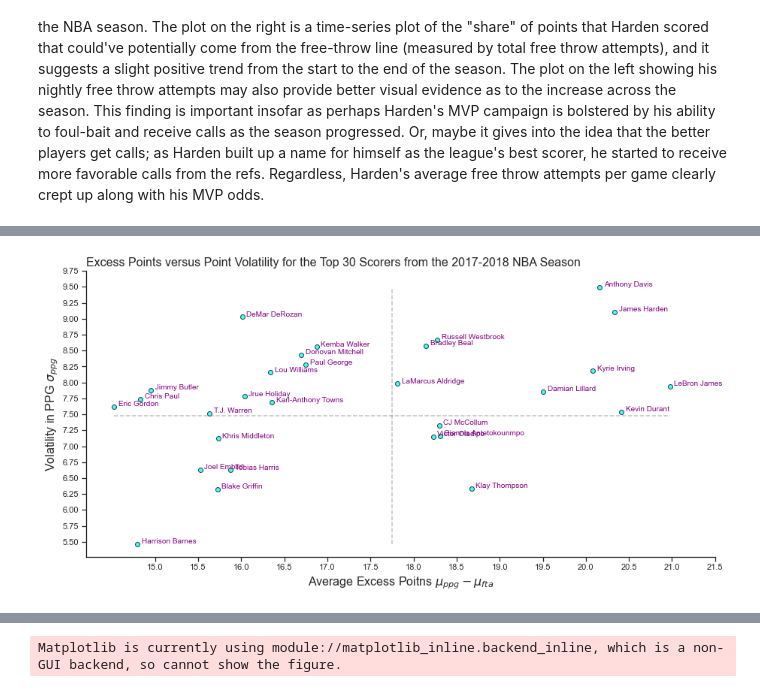
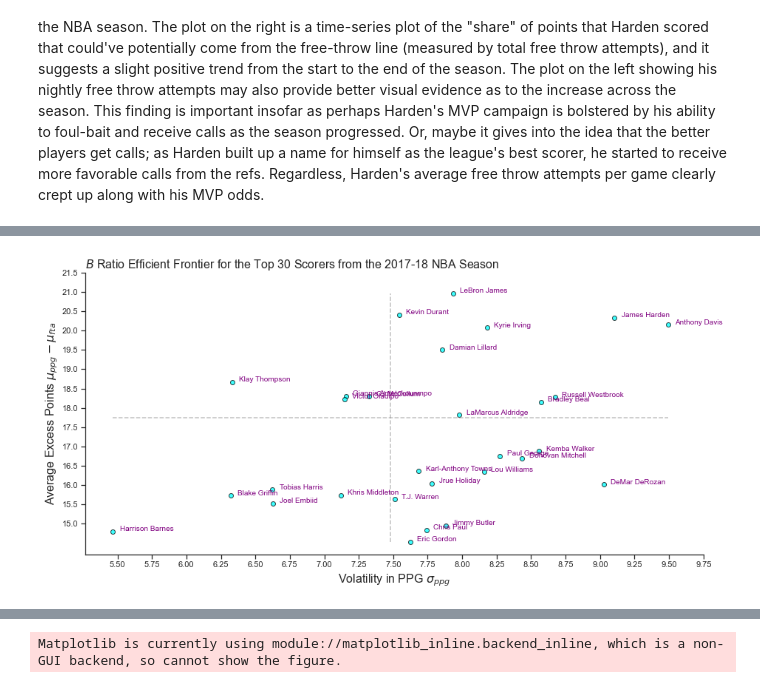
Before and after one commit to kirankrishnamurthi/NBA-Sharpe-Ratios, a Jupyter notebook: nba_sharpe.ipynb, the cells around one changed output, grey strips where cells are left out. Cells and saved outputs as stored; diff of their text form; code cells hidden in the pictures.

```diff
--- a/nba_sharpe.ipynb
+++ b/nba_sharpe.ipynb
@@ -330,8 +336,8 @@ plt.figure(figsize = (15, 7))
 
 
 #-- Base plot
-x_vec = (TS_201718['Average PPG'] - TS_201718['Average FTA'])
-y_vec = TS_201718['Volatility PPG']
+y_vec = (TS_201718['Average PPG'] - TS_201718['Average FTA'])
+x_vec = TS_201718['Volatility PPG']
 
 
 plt.scatter(x = x_vec #-- BB Sharpe Numerator
@@ -342,38 +348,39 @@ plt.scatter(x = x_vec #-- BB Sharpe Numerator
 xdodge = .05
 ydodge = .01
 
 for i in range(0, len(TS_201718)):
     plt.text(x = x_vec[i] + xdodge, y = y_vec[i] + ydodge, s = TS_201718['Player'][i]
                 , fontdict = dict(color = 'purple', size = 10)
                 #, bbox = dict(facecolor= 'yellow', alpha = 0.5)
                 )
 
 #-- Add Quadrants
 def midpoint(vector):
     return (np.max(vector) + np.min(vector)) / 2
 
 plt.vlines(x = midpoint(x_vec), ymin = np.min(y_vec), ymax = np.max(y_vec)
             , linestyles = 'dashed', color = 'grey', alpha = .5)
 
 plt.hlines(y = midpoint(y_vec), xmin = np.min(x_vec), xmax = np.max(x_vec)
             , linestyles = 'dashed', color = 'grey', alpha = .5)
 
 #-- Adjust X & Y Axes
-plt.xticks(np.arange(15, 22, step = .5))
-plt.yticks(np.arange(5.5, 10, step = .25))
+plt.yticks(np.arange(15, 22, step = .5))
+plt.xticks(np.arange(5.5, 10, step = .25))
 
-plt.xlabel('Average Excess Poitns $\mu_{ppg} - \mu_{fta}$'
-            , fontdict = {'family' : 'arial', 'size' : 16})
-plt.ylabel('Volatility in PPG $\sigma_{ppg}$'
+plt.ylabel('Average Excess Points $\mu_{ppg} - \mu_{fta}$'
             , fontdict = {'family' : 'arial', 'size' : 16})
 
-plt.title('Excess Points versus Point Volatility for the Top 30 Scorers from the 2017-2018 NBA Season'
+plt.xlabel('Volatility in PPG $\sigma_{ppg}$'
+            , fontdict = {'family' : 'arial', 'size' : 16})
+
+plt.title('$B$ Ratio Efficient Frontier for the Top 30 Scorers from the 2017-18 NBA Season'
             , fontdict = {'family' : 'arial', 'size' : 16}
             , loc = 'left')
 
 plt.savefig('sharpe_components_1718.png', dpi = 300)
 
 plt.show()
 # %% [output]
-[figure, old version]
+[figure, new version]
 # %% [markdown]
```
Also changed, not shown: parts of 13 cells of this notebook, 5 other files.
